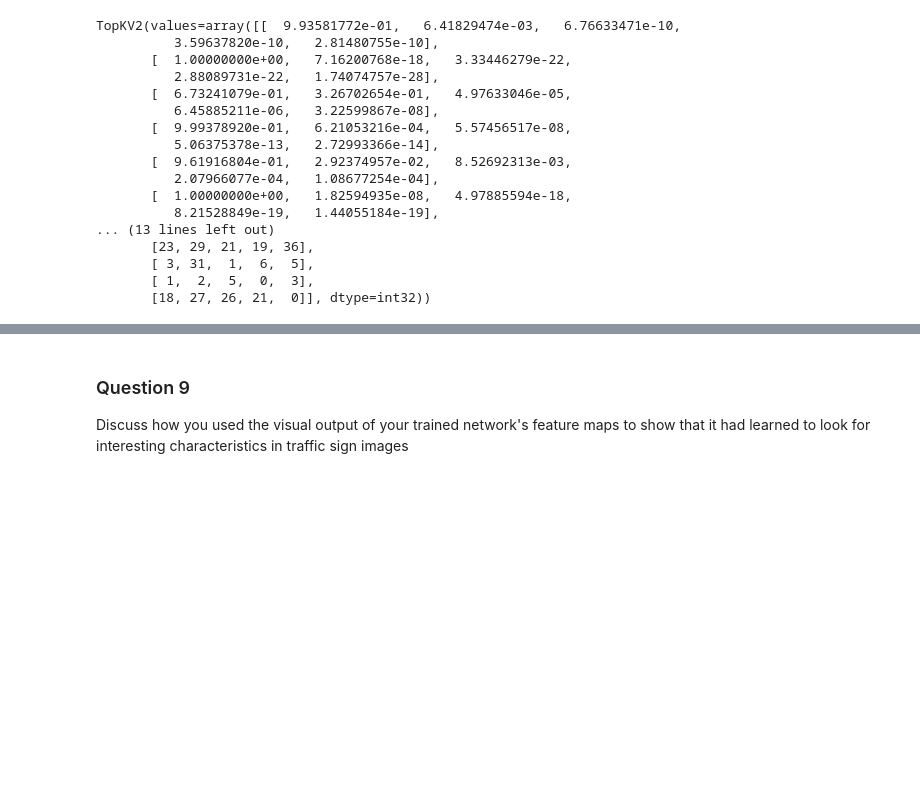
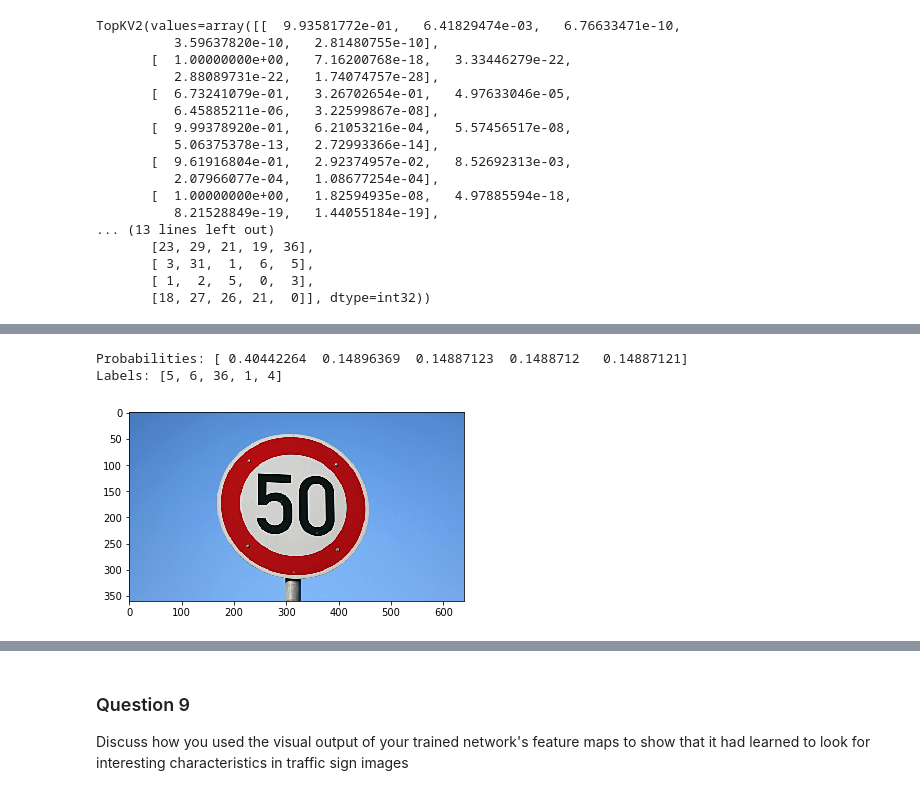
Before and after one commit to vishalrangras/Udacity-SDC-Projects, a Jupyter notebook: P2-Traffic-Signal-Classifier/Traffic_Sign_Classifier.ipynb, the cells around one changed output, grey strips where cells are left out. Saved outputs shown, nothing was run; the diff lists cells and outputs as text; code cells hidden in the pictures; blank space fills up the shorter version.

```diff
--- a/P2-Traffic-Signal-Classifier/Traffic_Sign_Classifier.ipynb
+++ b/P2-Traffic-Signal-Classifier/Traffic_Sign_Classifier.ipynb
@@ -780,0 +670,12 @@ TopKV2(values=array([[  9.93581772e-01,   6.41829474e-03,   6.76633471e-10,
+# %%
+with tf.Session() as sess:
+    sess.run(tf.global_variables_initializer())
+    probabilities = sess.run(d)
+    print ("Probabilities:",probabilities)
+    print ("Labels:",n)
+    image = mpimg.imread(os.path.join("internet_images", "008.jpg"))
+    plt.imshow(image)
+# %% [output]
+Probabilities: [ 0.40442264  0.14896369  0.14887123  0.1488712   0.14887121]
+Labels: [5, 6, 36, 1, 4]
+[figure, added]
```
Also changed, not shown: parts of 19 cells of this notebook.
